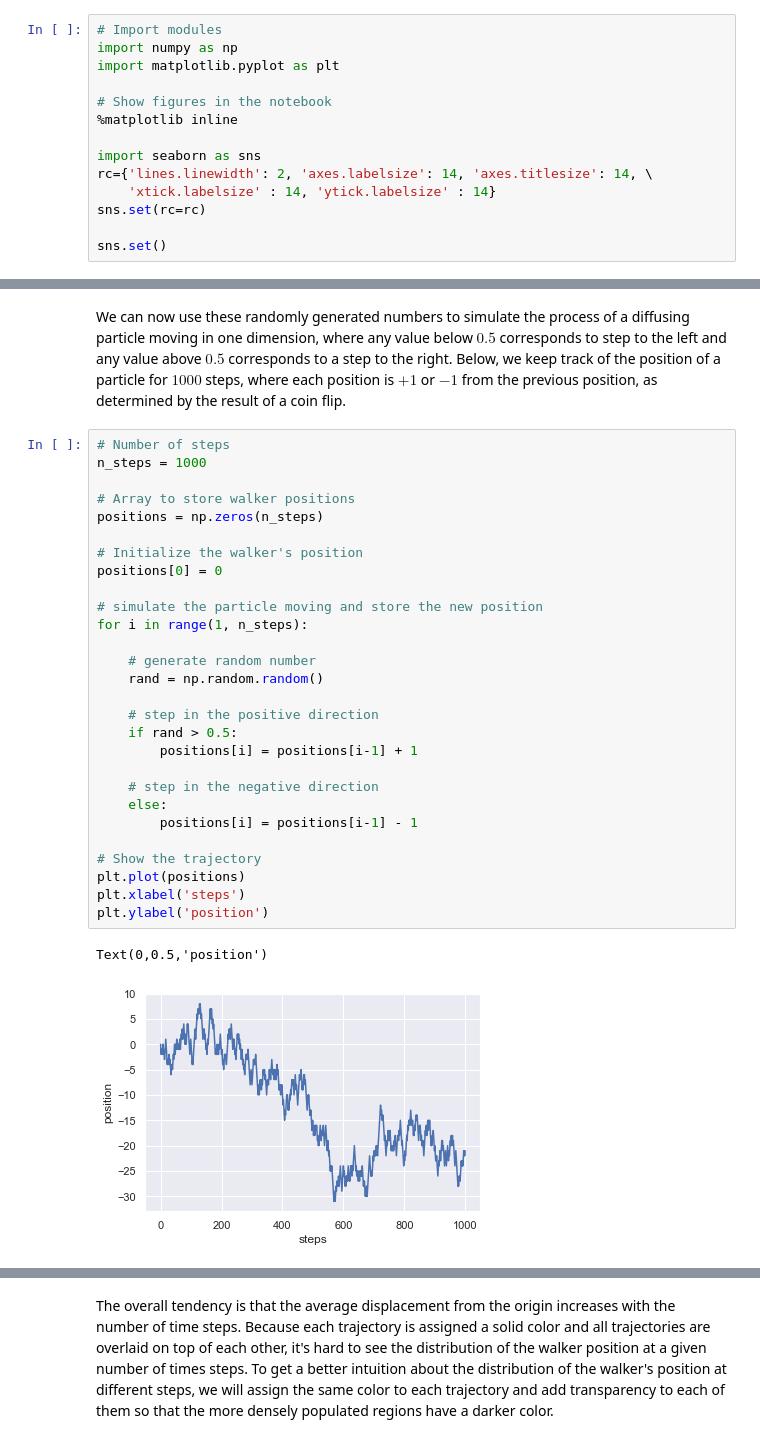
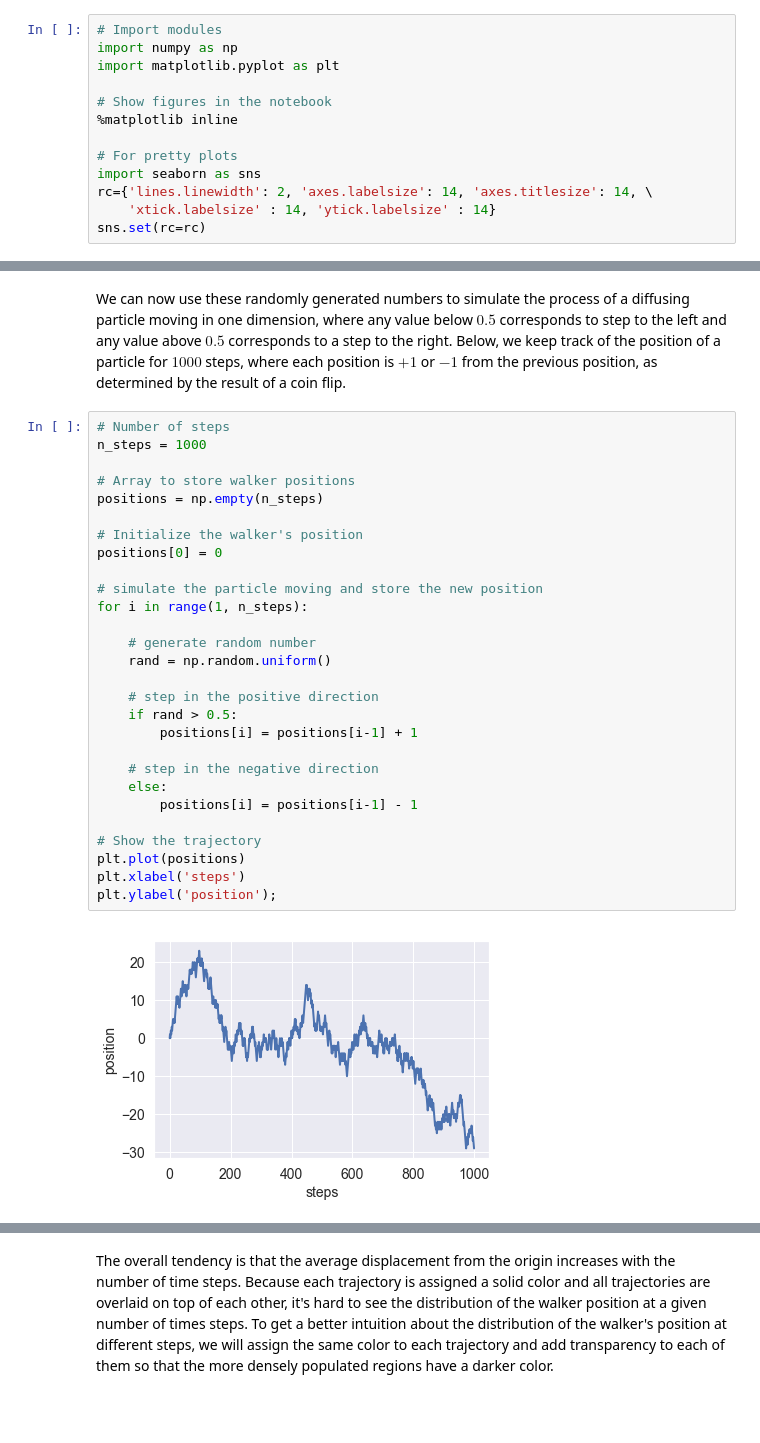
Before and after one commit to RPGroup-PBoC/be262, a Jupyter notebook: code/diffusion_via_coin_flips.ipynb, the cells around one changed output, grey strips where cells are left out. Drawn from its saved outputs; the diff is of its cells as text; blank space fills up the shorter version.

```diff
--- a/code/diffusion_via_coin_flips.ipynb
+++ b/code/diffusion_via_coin_flips.ipynb
@@ -19,10 +19,9 @@ import matplotlib.pyplot as plt
 # Show figures in the notebook
 %matplotlib inline
 
+# For pretty plots
 import seaborn as sns
 rc={'lines.linewidth': 2, 'axes.labelsize': 14, 'axes.titlesize': 14, \
     'xtick.labelsize' : 14, 'ytick.labelsize' : 14}
 sns.set(rc=rc)
-
-sns.set()
 # %% [markdown]
@@ -46,32 +45,31 @@ We can now use these randomly generated numbers to simulate the process of a dif
 # %%
 # Number of steps
 n_steps = 1000
 
 # Array to store walker positions
-positions = np.zeros(n_steps)
+positions = np.empty(n_steps)
 
 # Initialize the walker's position
 positions[0] = 0
 
 # simulate the particle moving and store the new position
 for i in range(1, n_steps):
 
     # generate random number
-    rand = np.random.random()
+    rand = np.random.uniform()
 
     # step in the positive direction
     if rand > 0.5:
         positions[i] = positions[i-1] + 1
 
     # step in the negative direction
     else:
         positions[i] = positions[i-1] - 1
 
 # Show the trajectory
 plt.plot(positions)
 plt.xlabel('steps')
-plt.ylabel('position')
+plt.ylabel('position');
 # %% [output]
-Text(0,0.5,'position')
-[figure, old version]
+[figure, new version]
 # %% [markdown]
```
Also changed, not shown: parts of 15 cells of this notebook, 5 other files.
